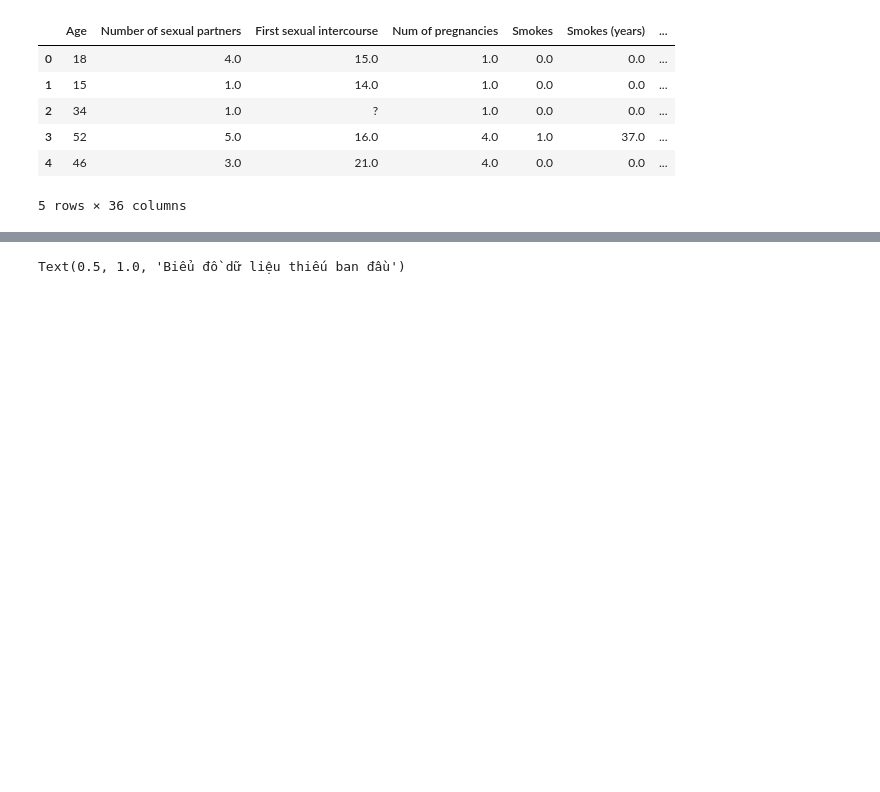
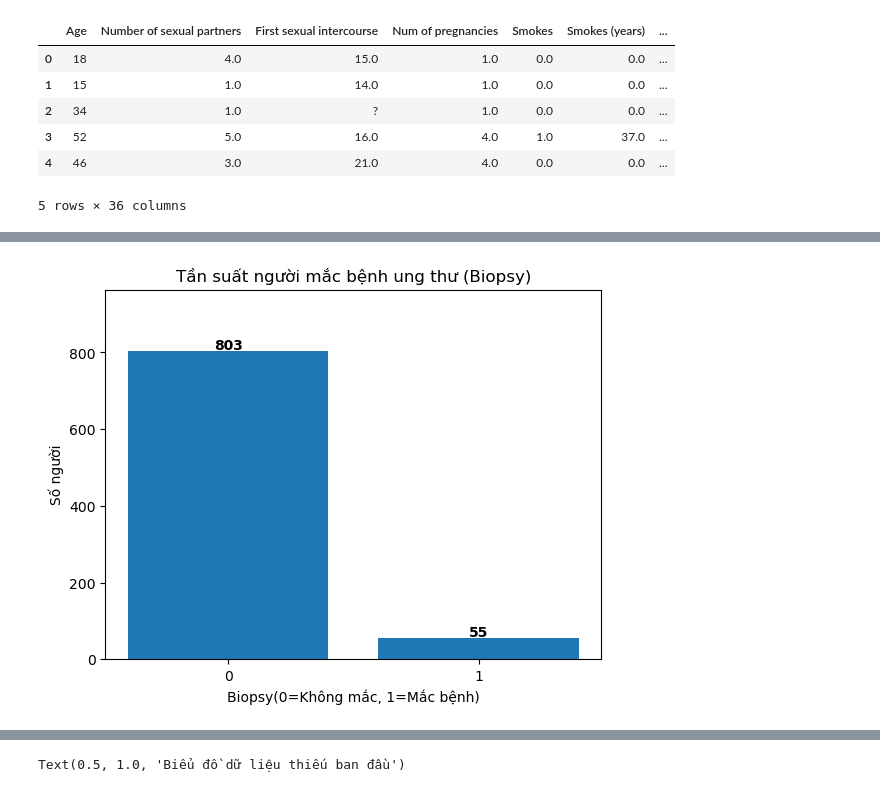
Before and after one commit to Nho094/risk_factors_cervical_cancer, a Jupyter notebook: code.ipynb, the cells around one changed output, grey strips where cells are left out. Cells and saved outputs as stored; diff of their text form; code cells hidden in the pictures; blank space fills up the shorter version.

```diff
--- a/code.ipynb
+++ b/code.ipynb
@@ -41,0 +65,17 @@ df.describe()
+# %%
+
+counts = df['Biopsy'].value_counts().sort_index()
+
+# Tạo biểu đồ cột
+plt.bar(counts.index, counts.values)
+plt.xlabel('Biopsy(0=Không mắc, 1=Mắc bệnh)')
+plt.ylabel('Số người')
+plt.title('Tần suất người mắc bệnh ung thư (Biopsy)')
+plt.xticks([0, 1])
+for i, v in enumerate(counts.values):
+    plt.text(counts.index[i], v + 5, str(v), ha='center', fontweight='bold')
+
+plt.ylim(0, max(counts.values)*1.2)  # Tăng khoảng cách trục y cho chữ số dễ nhìn
+plt.show()
+# %% [output]
+[figure, added]
```
Also changed, not shown: parts of 10 cells of this notebook, 7 other files.
